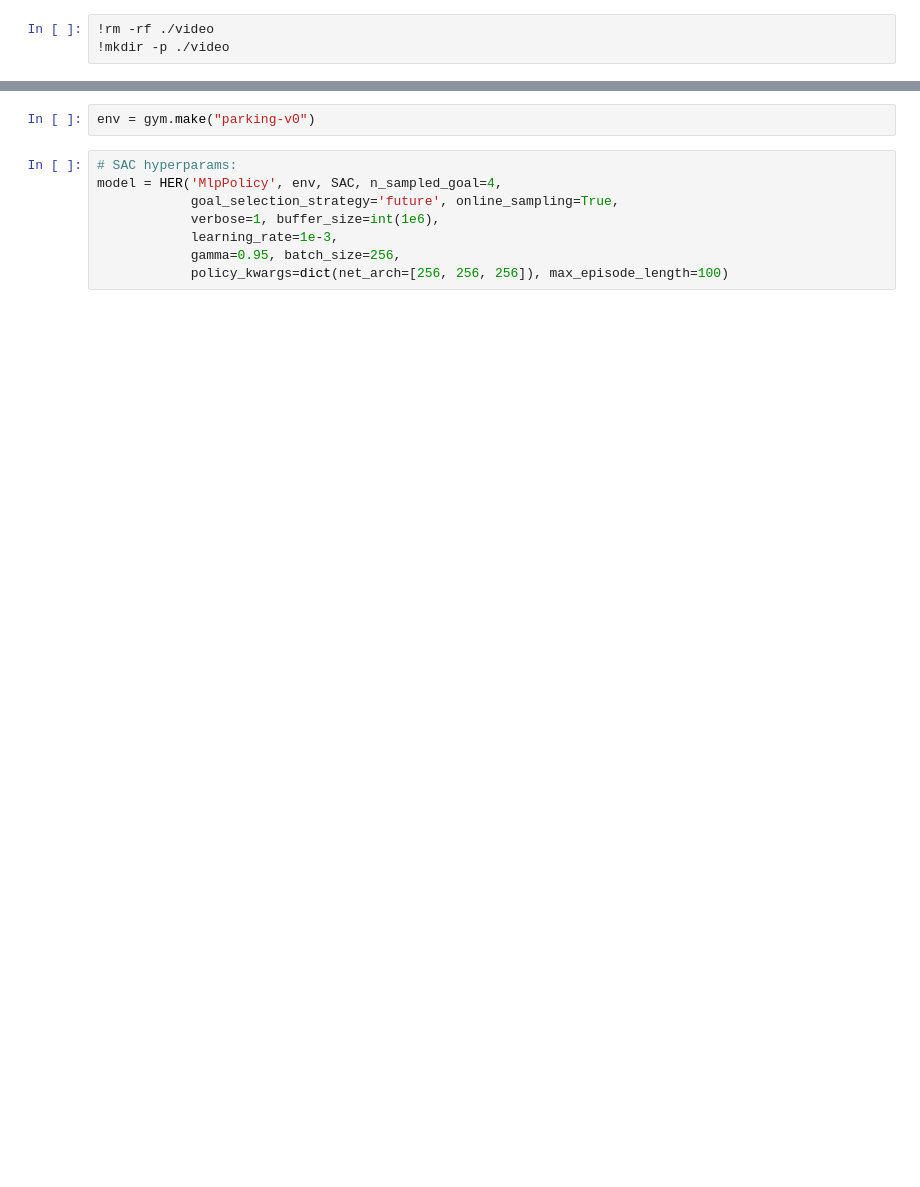
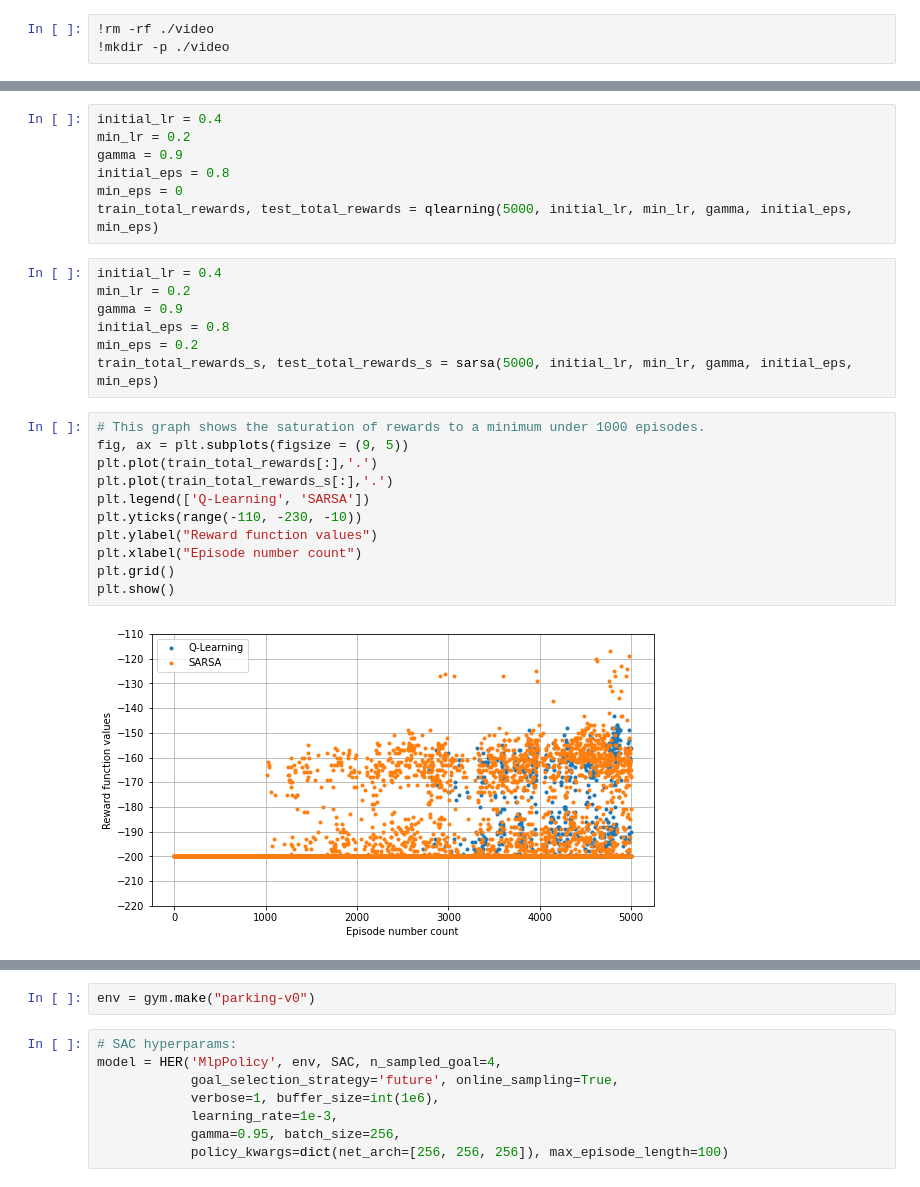
Before and after one commit to galleon/rugged-brains, a Jupyter notebook: part2.ipynb, the cells around one changed output, grey strips where cells are left out. Saved outputs shown, nothing was run; the diff lists cells and outputs as text; blank space fills up the shorter version.

```diff
--- a/part2.ipynb
+++ b/part2.ipynb
@@ -53,0 +275,27 @@ def show_video():
+# %%
+initial_lr = 0.4
+min_lr = 0.2
+gamma = 0.9
+initial_eps = 0.8
+min_eps = 0
+train_total_rewards, test_total_rewards = qlearning(5000, initial_lr, min_lr, gamma, initial_eps, min_eps)
+# %%
+initial_lr = 0.4
+min_lr = 0.2
+gamma = 0.9
+initial_eps = 0.8
+min_eps = 0.2
+train_total_rewards_s, test_total_rewards_s = sarsa(5000, initial_lr, min_lr, gamma, initial_eps, min_eps)
+# %%
+# This graph shows the saturation of rewards to a minimum under 1000 episodes.
+fig, ax = plt.subplots(figsize = (9, 5))
+plt.plot(train_total_rewards[:],'.')
+plt.plot(train_total_rewards_s[:],'.')
+plt.legend(['Q-Learning', 'SARSA'])
+plt.yticks(range(-110, -230, -10))
+plt.ylabel("Reward function values")
+plt.xlabel("Episode number count")
+plt.grid()
+plt.show()
+# %% [output]
+[figure, added]
```
Also changed, not shown: parts of 26 cells of this notebook.
